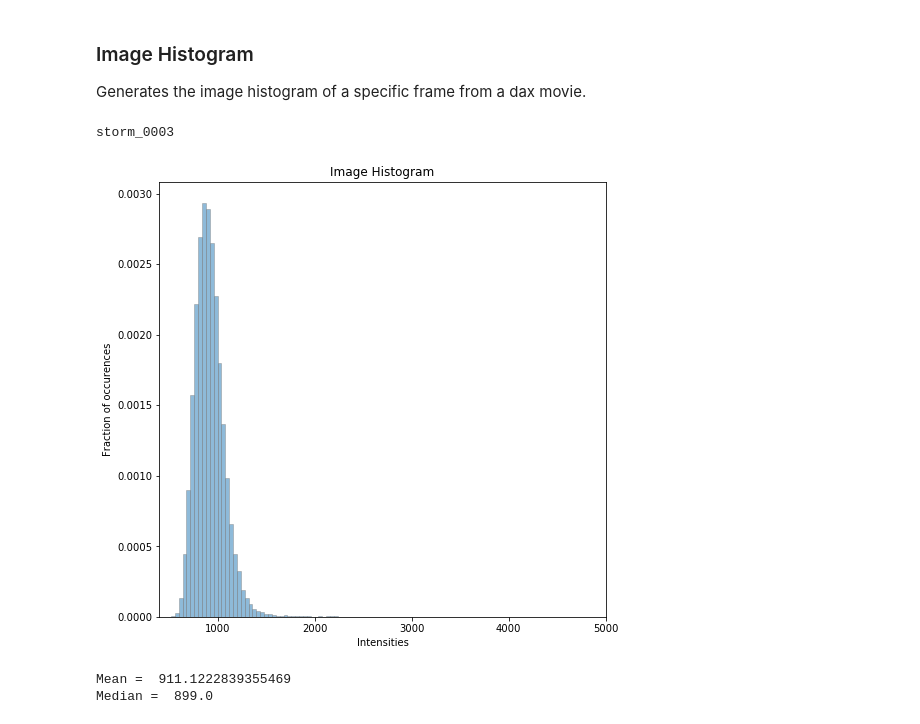
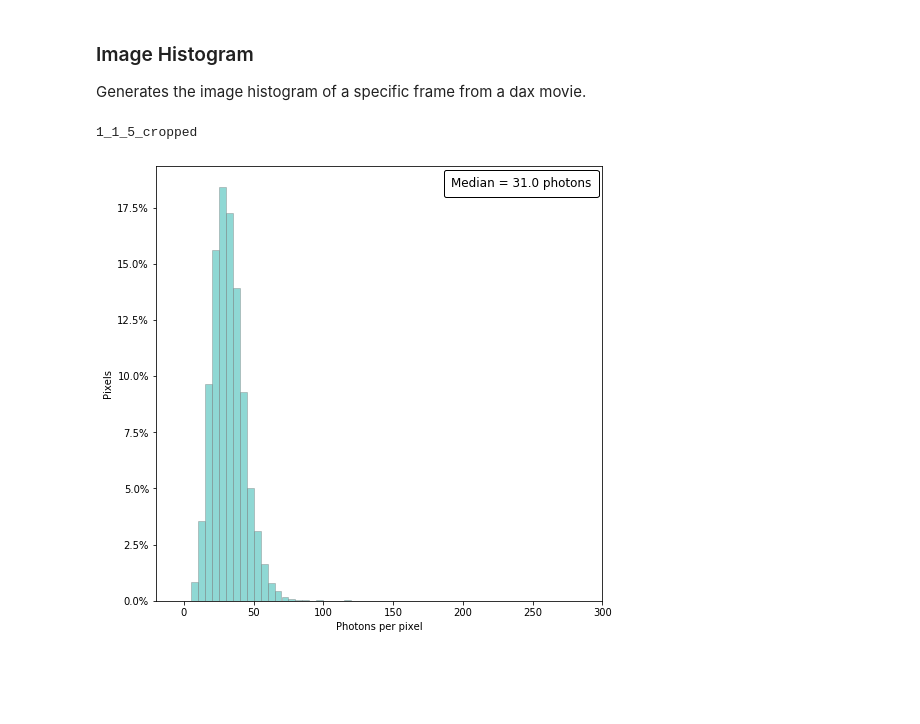
Before and after one commit to AdishDaniLab/storm-analysis, a Jupyter notebook: jupyter_notebooks_ad/image_histogram.ipynb, the cells around one changed output. Saved outputs shown, nothing was run; the diff lists cells and outputs as text; code cells hidden in the pictures; blank space fills up the shorter version.

```diff
--- a/jupyter_notebooks_ad/image_histogram.ipynb
+++ b/jupyter_notebooks_ad/image_histogram.ipynb
@@ -6,38 +6,44 @@ import os
 import numpy
 import glob
 import matplotlib.pyplot as plt
+import tifffile
+from matplotlib.offsetbox import AnchoredText
+from matplotlib.ticker import PercentFormatter
 
 import storm_analysis.sa_library.datareader as datareader
 
 # Change directory
-os.chdir("D:/new-storm-data/05-20-20")
-file_name = 'storm_0003.dax'
-frame_no = 1
+os.chdir("/home/gayatri/storm-data/histogram")
+file_name = '1_1_5_cropped.dax'
+frame_no = 10
 resolution = 16
 # %%
 def showImageHist(image, imgnm) :
-    counts = 2**resolution
-    bins = numpy.arange(0, counts+1, 40)
-    plt.figure(figsize = (8,8))
-    d1 = plt.hist(image.ravel(), bins=bins, alpha=0.5, density= True, edgecolor='grey', linewidth=0.8)
-    plt.xlim([400, 5000])
+    # counts = 2**resolution
+    # bins = numpy.arange(0, counts+1, 10)
+    bins = numpy.arange(0, 4000, 5)
+
+    fig, ax = plt.subplots(figsize = (8,8))
+    wts = numpy.ones(len(image.ravel())) / len(image.ravel())
+    d1 = plt.hist(image.ravel(), weights = wts, bins=bins, alpha=0.5, density= False, color='lightseagreen', edgecolor='grey', linewidth=0.8)
+    plt.gca().yaxis.set_major_formatter(PercentFormatter(1))
+    plt.xlim([-20, 300])
     # plt.ylim([0, 0.0025])
-    plt.title('Image Histogram')
-    plt.ylabel('Fraction of occurences')
-    plt.xlabel('Intensities')
-    plt.savefig(imgnm)
+    # plt.title('Image Histogram')
+    plt.ylabel('Pixels')
+    plt.xlabel('Photons per pixel')
+    text = 'Median = '+ str(numpy.around(numpy.median(image), 0)) + ' photons'
+    at1 = AnchoredText(text, loc='upper right', prop=dict(size=12), frameon=True)
+    at1.patch.set_boxstyle("round,pad=0.2,rounding_size=0.2")
+    ax.add_artist(at1)
+    # plt.savefig(imgnm, bbox_inches = 'tight', pad_inches = 0)
     plt.show()
 # %%
 image = datareader.DaxReader(file_name).loadAFrame(frame_no).astype(numpy.float64)
 movie_name = file_name.rsplit('.dax',1)[0][:]
 print(movie_name)
-showImageHist(image, imgnm = movie_name+'_frame_'+str(frame_no)+'_hist')
+ph_img = (image-500)*0.102
+showImageHist(ph_img, imgnm = movie_name+'_frame_'+str(frame_no)+'_hist')
 # %% [output]
-storm_0003
+1_1_5_cropped
-[figure, old version]
+[figure, new version]
-# %%
-print('Mean = ', numpy.mean(image))
-print('Median = ', numpy.median(image))
-# %% [output]
-Mean =  911.1222839355469
-Median =  899.0
```
Also changed, not shown: parts of 1 cell of this notebook.
